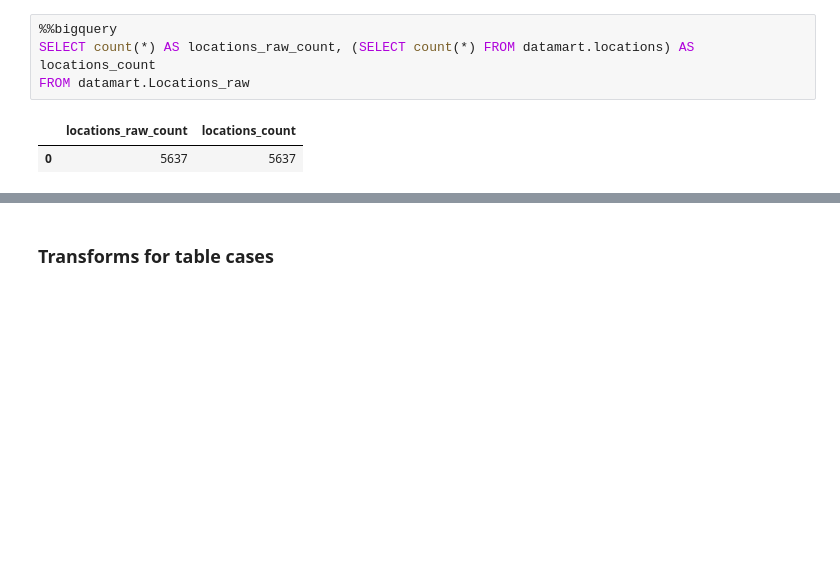
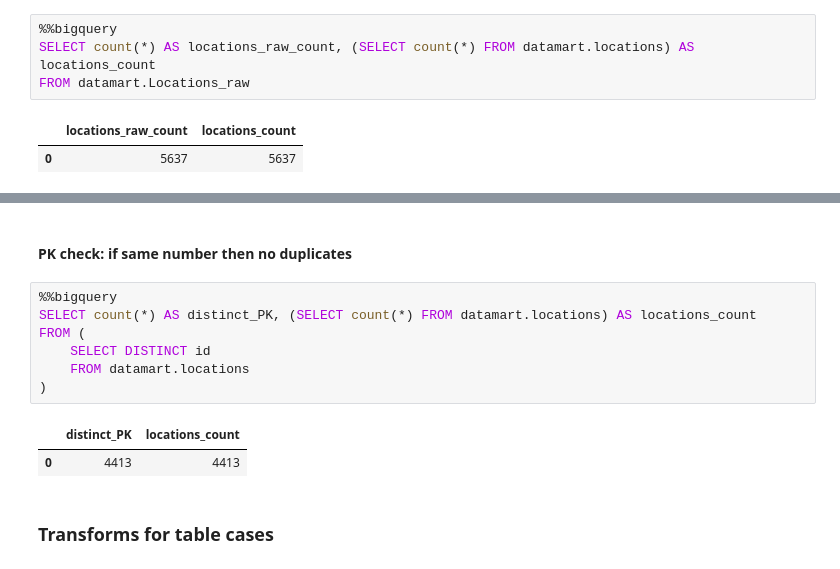
Before and after one commit to kimmisin/Elements-of-Databases, a Jupyter notebook: milestone2.ipynb, the cells around one changed output, grey strips where cells are left out. Drawn from its saved outputs; the diff is of its cells as text; blank space fills up the shorter version.

```diff
--- a/milestone2.ipynb
+++ b/milestone2.ipynb
@@ -144,3 +180,15 @@ FROM datamart.Locations_raw
+# %% [markdown]
+#### PK check: if same number then no duplicates
+# %%
+%%bigquery
+SELECT count(*) AS distinct_PK, (SELECT count(*) FROM datamart.locations) AS locations_count
+FROM (
+    SELECT DISTINCT id
+    FROM datamart.locations
+)
+# %% [output]
+|  | distinct_PK | locations_count |
+| 0 | 4413 | 4413 |
 # %% [markdown]
 ### Transforms for table cases
 # %% [markdown]
```
Also changed, not shown: parts of 42 cells of this notebook.
